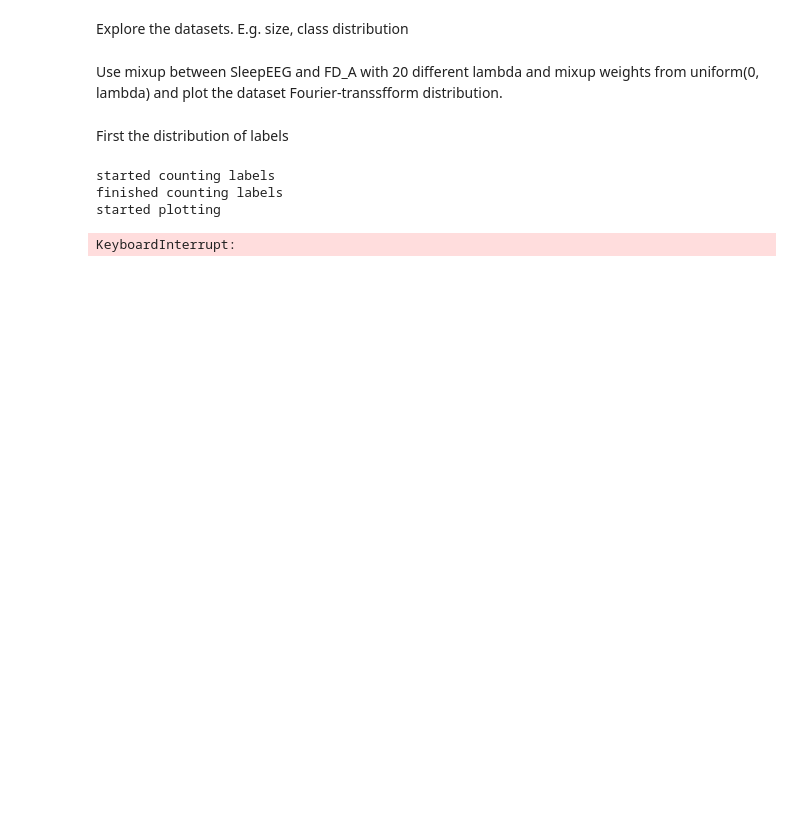
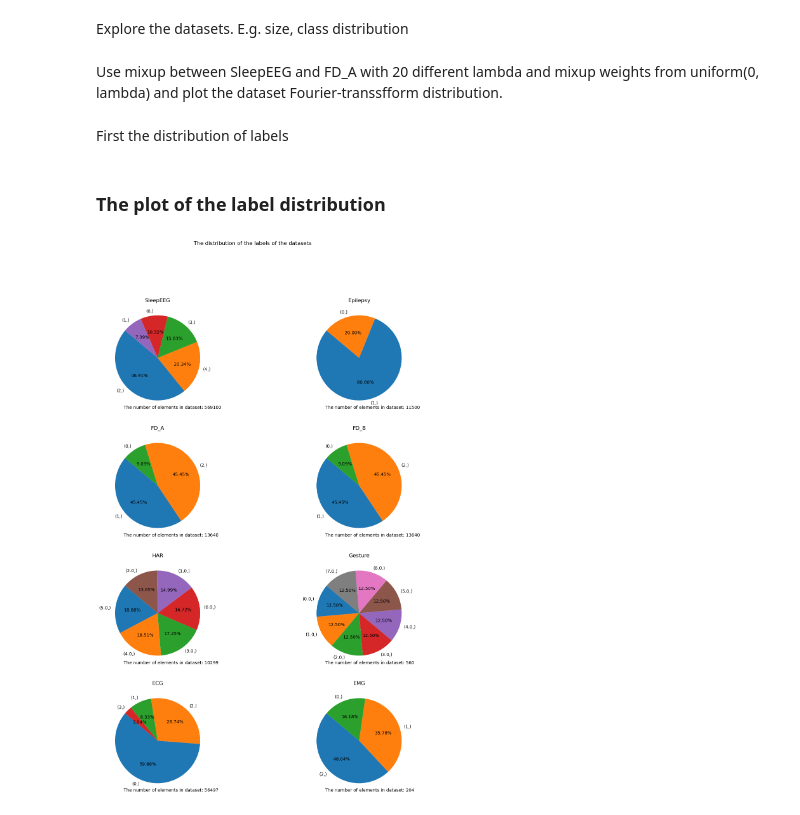
Before and after one commit to BearNord/TFC-pretraining, a Jupyter notebook: data_exploration.ipynb, the cells around one changed output. Drawn from its saved outputs; the diff is of its cells as text; code cells hidden in the pictures; blank space fills up the shorter version.

```diff
--- a/data_exploration.ipynb
+++ b/data_exploration.ipynb
@@ -30,33 +31,29 @@ def open_dataset(path):
     #print("dall samples shape: ", dall['samples'].shape)
 
     return dall
+# %% [markdown]
+### The plot of the label distribution
 # %%
 os.environ["KMP_DUPLICATE_LIB_OK"]="TRUE"
 
-fig, axes = plt.subplots(4,2, figsize=(15,20), sharey=False)
+fig, axes = plt.subplots(4,2, figsize=(15,20))
 
-fig.suptitle("The distribution of the fft of the datasets")
+fig.suptitle("The distribution of the labels of the datasets")
 for dirname, ax in list(zip(dirname_lst, axes.flatten())):
     labels = open_dataset(f"datasets/{dirname}/")["labels"]
+    number_of_elements = labels.shape[0]
 
     # Count occurrences of each label
-    print("started counting labels")
-    label_counts = {}
-    for label in labels:
-        label_counts[label] = label_counts.get(label, 0) + 1
-    print("finished counting labels")
+    df = pd.DataFrame(labels)
+    label_counts = df.value_counts()
+
     # Extract labels and counts
     labels = list(label_counts.keys())
-    counts = list(label_counts.values())
-    print("Number of unique labels: ", len(labels))
+    counts = list(label_counts.values)
 
     # Plotting the pie chart
-    print("started plotting")
     ax.set_title(f"{dirname}")
-    ax.pie(counts, labels=labels, autopct='%1.1f%%', startangle=140)
-    print(f"finished plotting {dirname}")
+    ax.text(-0.8, -1.2, f"The number of elements in dataset: {number_of_elements}")
+    ax.pie(counts, labels=labels, autopct='%1.2f%%', startangle=140)
 # %% [output]
-started counting labels
-finished counting labels
-started plotting
-KeyboardInterrupt:
+[figure, added]
```
Also changed, not shown: parts of 2 cells of this notebook, 11 other files.
